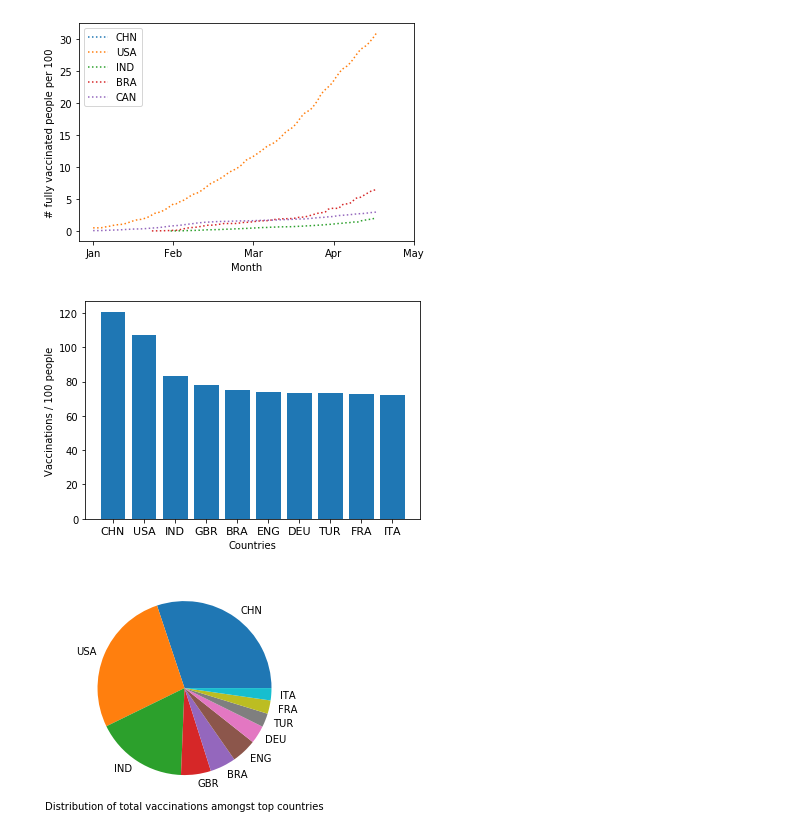
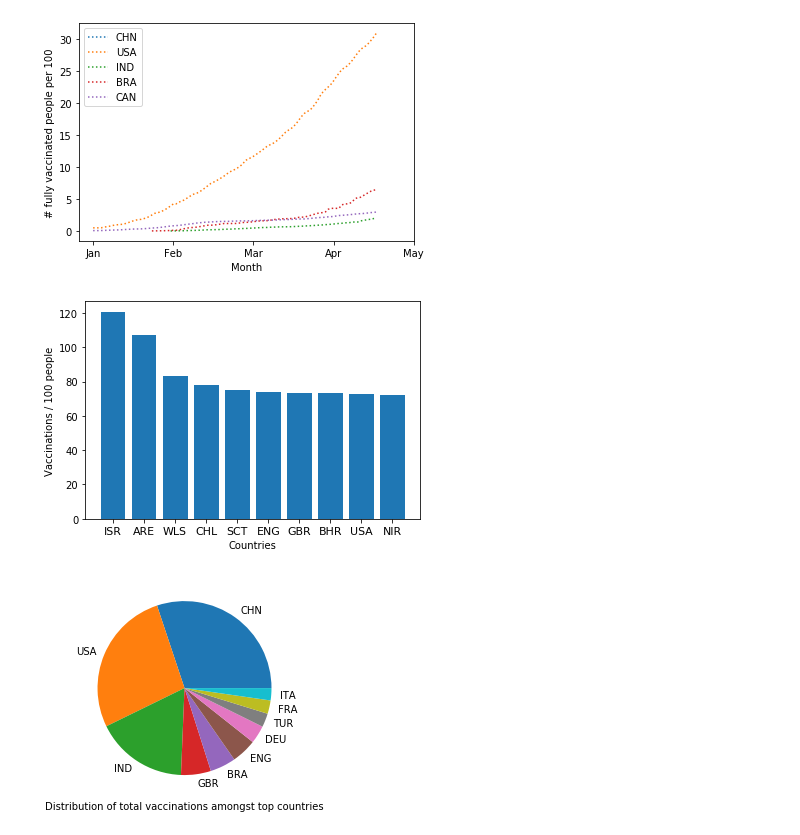
Before and after one commit to Megha1005/Vaccination_Visualization, a Jupyter notebook: backend/Vaccination.ipynb, the cells around one changed output. Saved outputs shown, nothing was run; the diff lists cells and outputs as text; code cells hidden in the pictures.

```diff
--- a/backend/Vaccination.ipynb
+++ b/backend/Vaccination.ipynb
@@ -96,7 +96,8 @@ def get_top_k_countries (df, feature, k=10):
 aggregation_columns = [
     'total_vaccinations','people_vaccinated', 'people_fully_vaccinated',
     'daily_vaccinations','total_vaccinations_per_hundred', 'people_vaccinated_per_hundred',
-    'people_fully_vaccinated_per_hundred', 'daily_vaccinations_per_million', 'country', 'iso_code']
+    'people_fully_vaccinated_per_hundred', 'daily_vaccinations_per_million', 'country', 'iso_code',
+'daily_vaccinations_per_million']
 # %%
 aggregated_country_stats = get_aggregated_country_stats(aggregation_columns)
 # %%
@@ -122,9 +135,9 @@ def get_pie_plot(y, x, xlabel):
     plt.xlabel(xlabel)
     plt.show()
 # %%
-get_bar_plot(top_countries_by_per_100['total_vaccinations_per_hundred'], top_countries_by_abs['iso_code'], xlabel = 'Countries', ylabel='Vaccinations / 100 people')
+get_bar_plot(top_countries_by_per_100['total_vaccinations_per_hundred'], top_countries_by_per_100['iso_code'], xlabel = 'Countries', ylabel='Vaccinations / 100 people')
 # %% [output]
-[figure, old version]
+[figure, new version]
 # %%
 top_countries_by_abs['total_vaccinations_normalized'] = top_countries_by_abs['total_vaccinations'] / sum (top_countries_by_abs['total_vaccinations'])
 get_pie_plot(top_countries_by_abs['total_vaccinations_normalized'], top_countries_by_abs['iso_code'], xlabel = "Distribution of total vaccinations amongst top countries")
```
Also changed, not shown: parts of 20 cells of this notebook, 30 other files.
